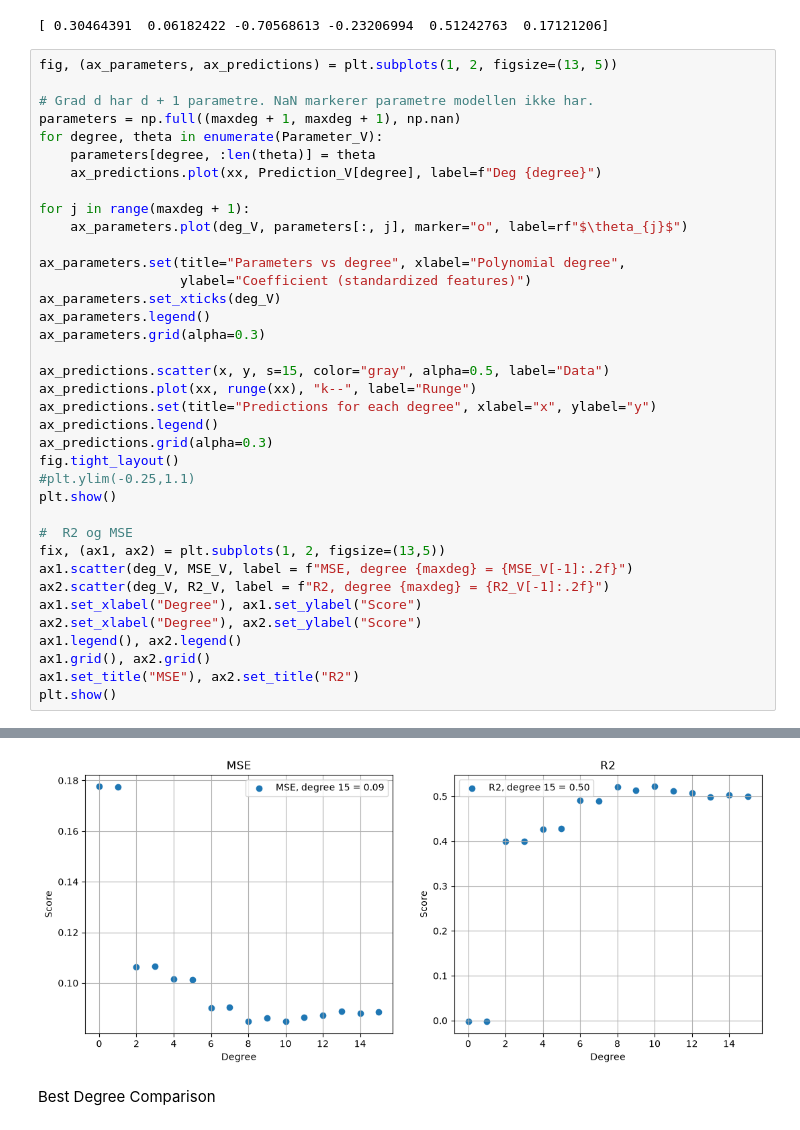
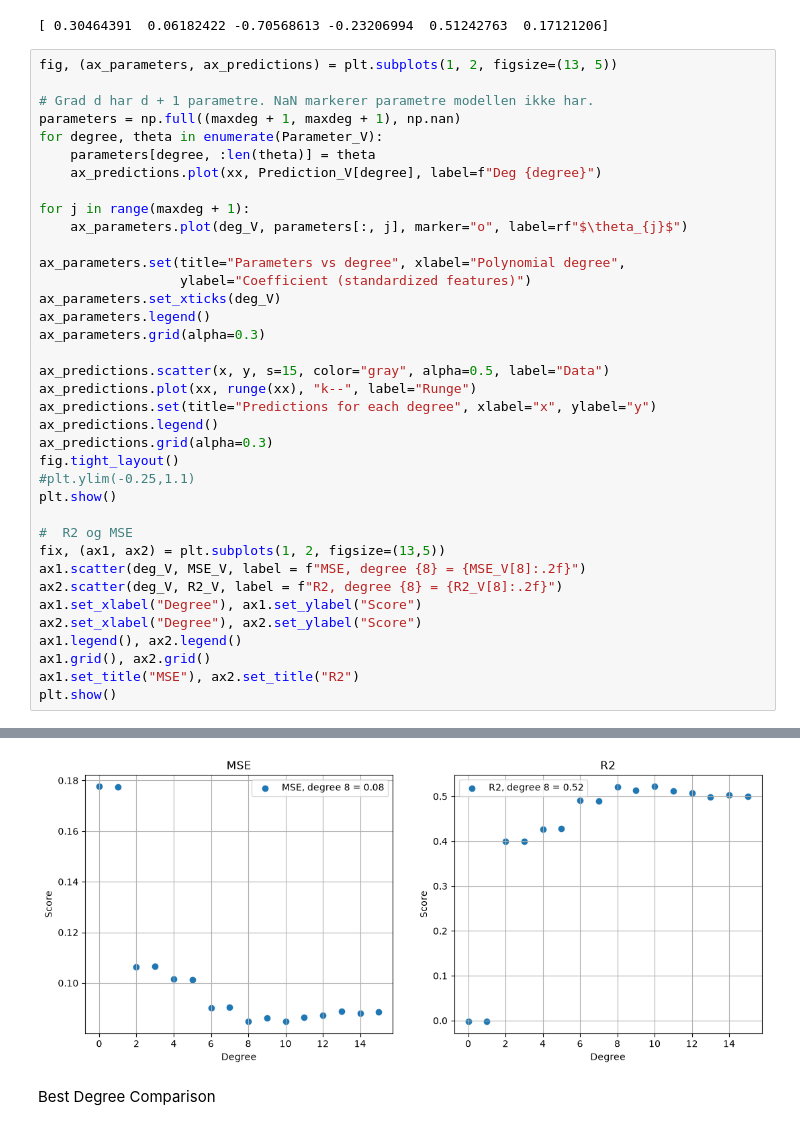
Before and after one commit to Timholmen96/FYS-STK4155, a Jupyter notebook: Prosjekt1/Test-Kode/OLS.ipynb, the cells around one changed output, grey strips where cells are left out. Saved outputs shown, nothing was run; the diff lists cells and outputs as text.

```diff
--- a/Prosjekt1/Test-Kode/OLS.ipynb
+++ b/Prosjekt1/Test-Kode/OLS.ipynb
@@ -79,36 +79,36 @@ for degree, theta in enumerate(Parameter_V):
     ax_predictions.plot(xx, Prediction_V[degree], label=f"Deg {degree}")
 
 for j in range(maxdeg + 1):
     ax_parameters.plot(deg_V, parameters[:, j], marker="o", label=rf"$\theta_{j}$")
 
 ax_parameters.set(title="Parameters vs degree", xlabel="Polynomial degree",
                   ylabel="Coefficient (standardized features)")
 ax_parameters.set_xticks(deg_V)
 ax_parameters.legend()
 ax_parameters.grid(alpha=0.3)
 
 ax_predictions.scatter(x, y, s=15, color="gray", alpha=0.5, label="Data")
 ax_predictions.plot(xx, runge(xx), "k--", label="Runge")
 ax_predictions.set(title="Predictions for each degree", xlabel="x", ylabel="y")
 ax_predictions.legend()
 ax_predictions.grid(alpha=0.3)
 fig.tight_layout()
 #plt.ylim(-0.25,1.1)
 plt.show()
 
 #  R2 og MSE
 fix, (ax1, ax2) = plt.subplots(1, 2, figsize=(13,5))
-ax1.scatter(deg_V, MSE_V, label = f"MSE, degree {maxdeg} = {MSE_V[-1]:.2f}")
-ax2.scatter(deg_V, R2_V, label = f"R2, degree {maxdeg} = {R2_V[-1]:.2f}")
+ax1.scatter(deg_V, MSE_V, label = f"MSE, degree {8} = {MSE_V[8]:.2f}")
+ax2.scatter(deg_V, R2_V, label = f"R2, degree {8} = {R2_V[8]:.2f}")
 ax1.set_xlabel("Degree"), ax1.set_ylabel("Score")
 ax2.set_xlabel("Degree"), ax2.set_ylabel("Score")
 ax1.legend(), ax2.legend()
 ax1.grid(), ax2.grid()
 ax1.set_title("MSE"), ax2.set_title("R2")
 plt.show()
 # %% [output]
 [figure]
-[figure, old version]
+[figure, new version]
 # %% [markdown]
 Best Degree Comparison
 # %%
```
Also changed, not shown: parts of 1 cell of this notebook.
